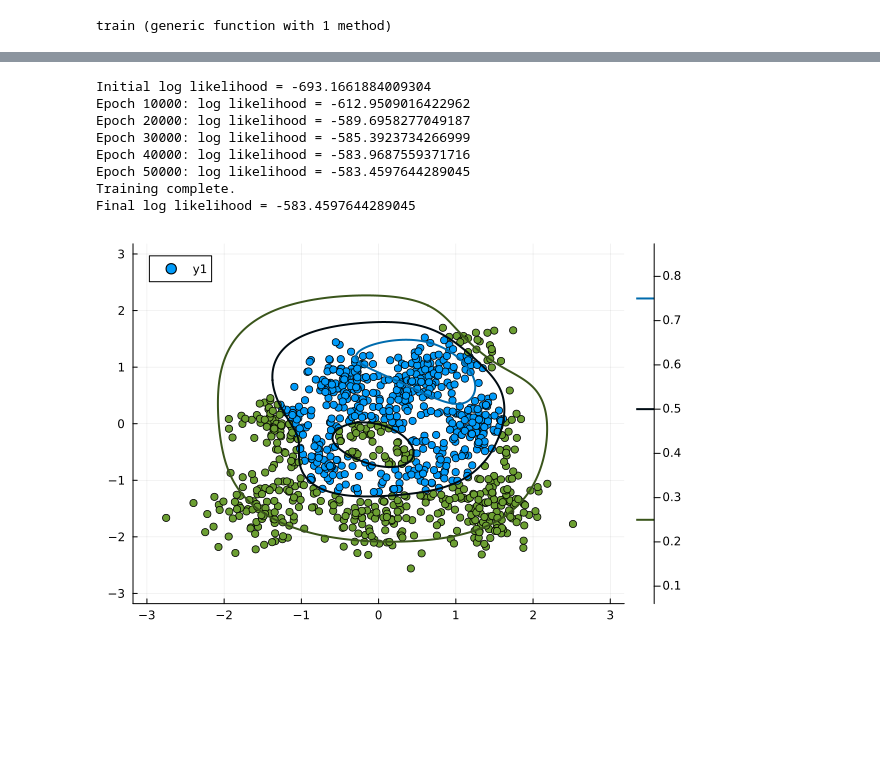
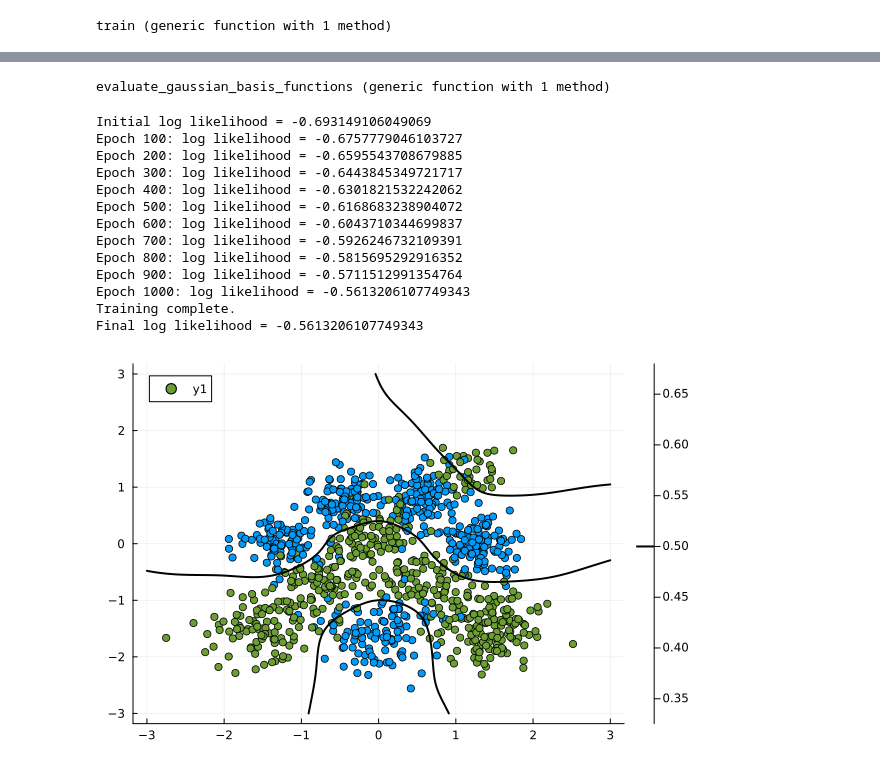
Before and after one commit to ofs416/Bayesian_Julia, a Jupyter notebook: nb.ipynb, the cells around one changed output, grey strips where cells are left out. Cells and saved outputs as stored; diff of their text form; code cells hidden in the pictures; blank space fills up the shorter version.

```diff
--- a/nb.ipynb
+++ b/nb.ipynb
@@ -146,24 +140,40 @@ sigmoidal_basis (generic function with 1 method)
-# %%
-
-centers = randn(24, 6) .- collect(range(-5, 5, length=24))
-width = 1.0
-X_basis = sigmoidal_basis(X_nl2, centers, width)
-
-w_opt_basis = train(X_basis, y)
-predictions = logistic.(X_basis * w_opt_basis)
-binary_pred = predictions .|> (x -> x < 0.5 ? 0 : 1)
-
-scatter(X[:, 2], X[:, 3], markercolor=binary_pred)
-contour!(-3:0.01:3, -3:0.01:3,
-         (x, y) -> logistic.(sigmoidal_basis([1 x y x*x y*y x*y], centers, width) * w_opt_basis)[1],
-         levels=[0.25,0.5,0.75], c=[0,:black,1], lw=2)
-# %% [output]
-Initial log likelihood = -693.1661884009304
-Epoch 10000: log likelihood = -612.9509016422962
-Epoch 20000: log likelihood = -589.6958277049187
-Epoch 30000: log likelihood = -585.3923734266999
-Epoch 40000: log likelihood = -583.9687559371716
-Epoch 50000: log likelihood = -583.4597644289045
-Training complete.
-Final log likelihood = -583.4597644289045
-[figure, removed]
+# %%
+function evaluate_gaussian_basis_functions(l, X, Z)
+    X2 = sum(X.^2, dims=2)
+    Z2 = sum(Z.^2, dims=2)
+    ones_Z = ones(size(Z, 1))
+    ones_X = ones(size(X, 1))
+    r2 = X2 * ones_Z' .- 2 * (X * Z') .+ ones_X * Z2'
+    return exp.(-0.5 / l^2 .* r2)
+end
+# %% [output]
+evaluate_gaussian_basis_functions (generic function with 1 method)
+# %%
+X_basis = evaluate_gaussian_basis_functions(0.25, X, X)
+w_opt_basis = train(X_basis, y)
+predictions = logistic.(X_basis * w_opt_basis)
+
+scatter(X[:, 2], X[:, 3], markercolor=y)
+
+x_range = range(-3, 3, length=500)
+y_range = range(-3, 3, length=500)
+points = hcat(repeat(x_range, inner=length(y_range)), repeat(y_range, outer=length(x_range)))
+points_basis = evaluate_gaussian_basis_functions(0.25, [ones(500^2) points], X)
+points_predictions = logistic.(points_basis * w_opt_basis)
+points_predictions_mesh = reshape(points_predictions, 500, 500)
+contour!(x_range, y_range, points_predictions_mesh, levels=[0.25,0.5,0.75], c=[0,:black,1], lw=2)
+# %% [output]
+Initial log likelihood = -0.693149106049069
+Epoch 100: log likelihood = -0.6757779046103727
+Epoch 200: log likelihood = -0.6595543708679885
+Epoch 300: log likelihood = -0.6443845349721717
+Epoch 400: log likelihood = -0.6301821532242062
+Epoch 500: log likelihood = -0.6168683238904072
+Epoch 600: log likelihood = -0.6043710344699837
+Epoch 700: log likelihood = -0.5926246732109391
+Epoch 800: log likelihood = -0.5815695292916352
+Epoch 900: log likelihood = -0.5711512991354764
+Epoch 1000: log likelihood = -0.5613206107749343
+Training complete.
+Final log likelihood = -0.5613206107749343
+[figure, added]
```
Also changed, not shown: parts of 7 cells of this notebook.
